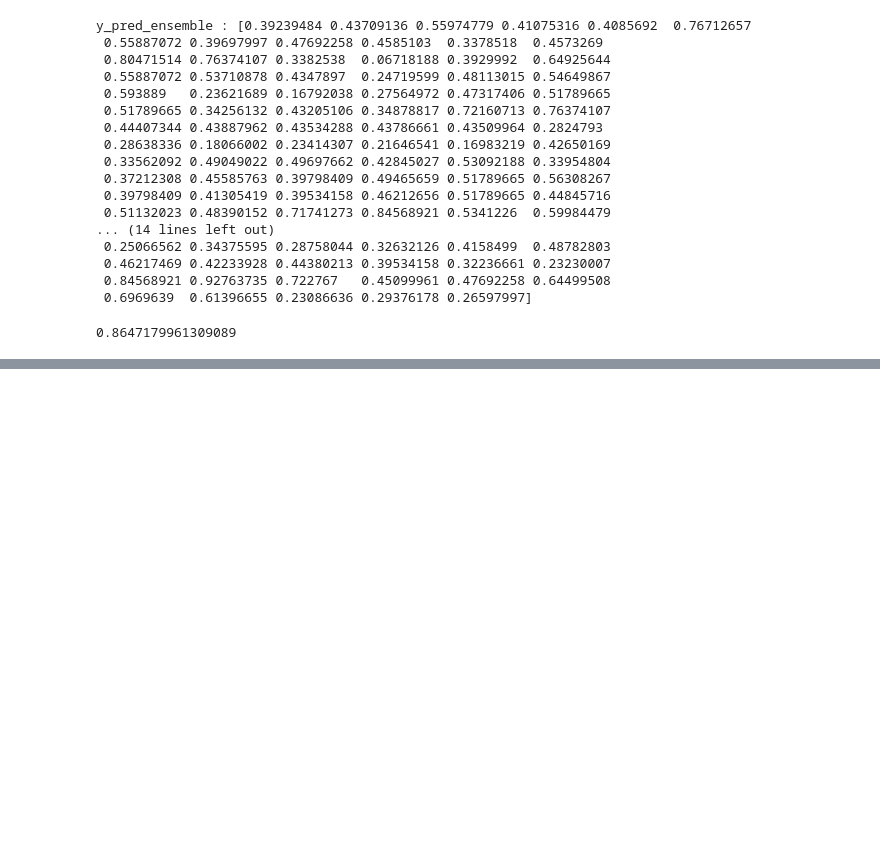
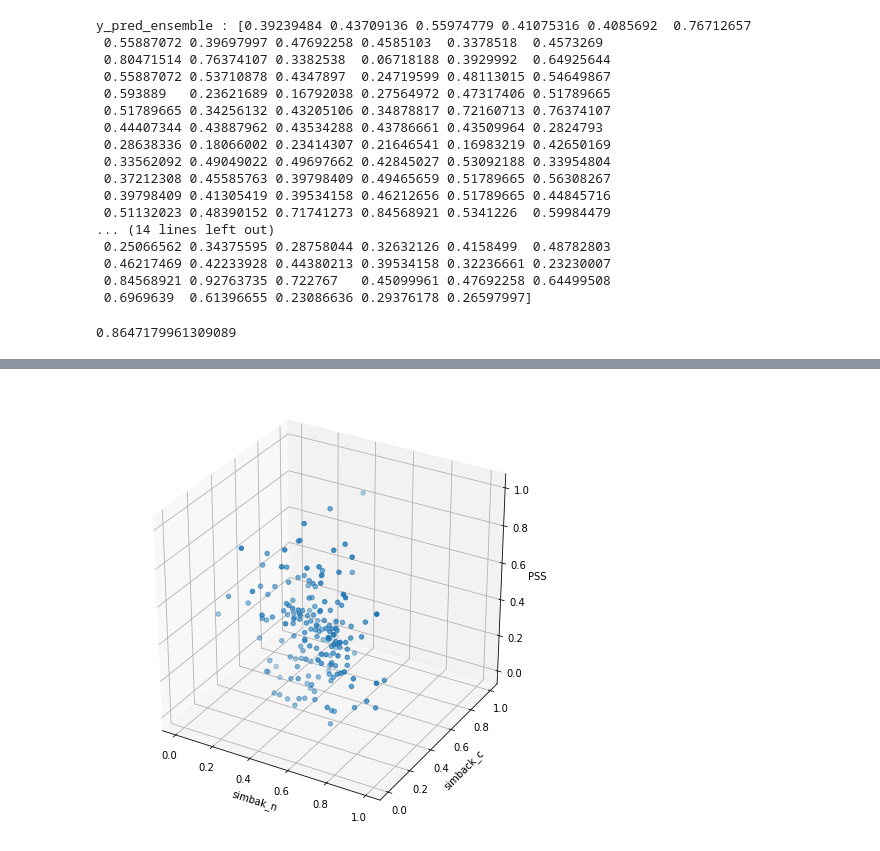
Before and after one commit to hanbuck30/Regression-about-neural-Data, a Jupyter notebook: Data_Regression.ipynb, the cells around one changed output, grey strips where cells are left out. Saved outputs shown, nothing was run; the diff lists cells and outputs as text; code cells hidden in the pictures; blank space fills up the shorter version.

```diff
--- a/Data_Regression.ipynb
+++ b/Data_Regression.ipynb
@@ -430,0 +473,7 @@ plot_predictions([gbrt_2],x_train_2,y,label='ensemble prediction')
+# %%
+x_ex = x_train[['심박수','심박변이']]
+# %%
+x_n=x_train[['심박수']]
+x_n = (x_n -x_n.min())/(x_n.max() - x_n.min())
+x_c=x_train[['심박변이']]
+x_c=(x_c -x_c.min())/(x_c.max() - x_c.min())
@@ -430,0 +524,12 @@ plot_predictions([gbrt_2],x_train_2,y,label='ensemble prediction')
+# %%
+fig = plt.figure()
+fig.set_size_inches(8,8)
+ax=plt.axes(projection='3d')
+ax.set_xlabel("simbak_n")
+ax.set_ylabel("simback_c")
+ax.set_zlabel("PSS")
+
+ax.scatter(x_n,x_c,y)
+plt.show()
+# %% [output]
+[figure, added]
```
Also changed, not shown: parts of 43 cells of this notebook.
